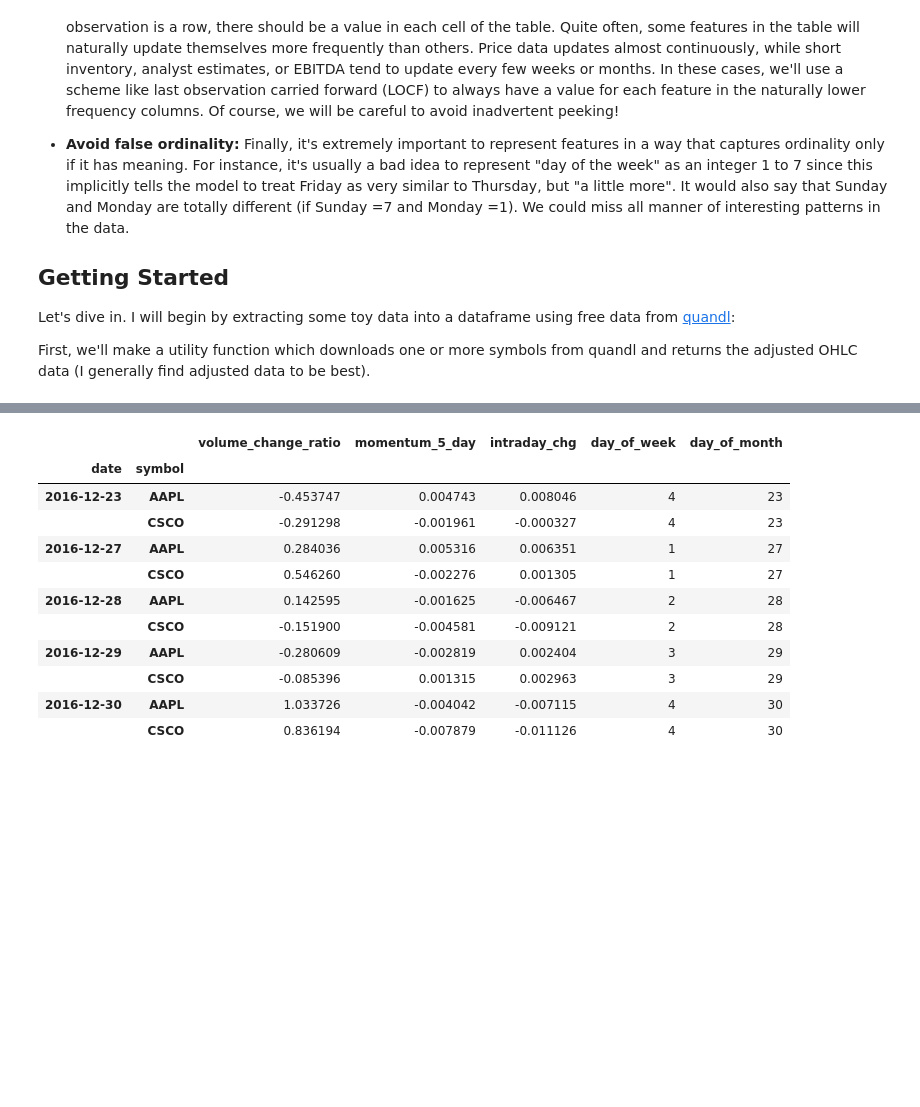
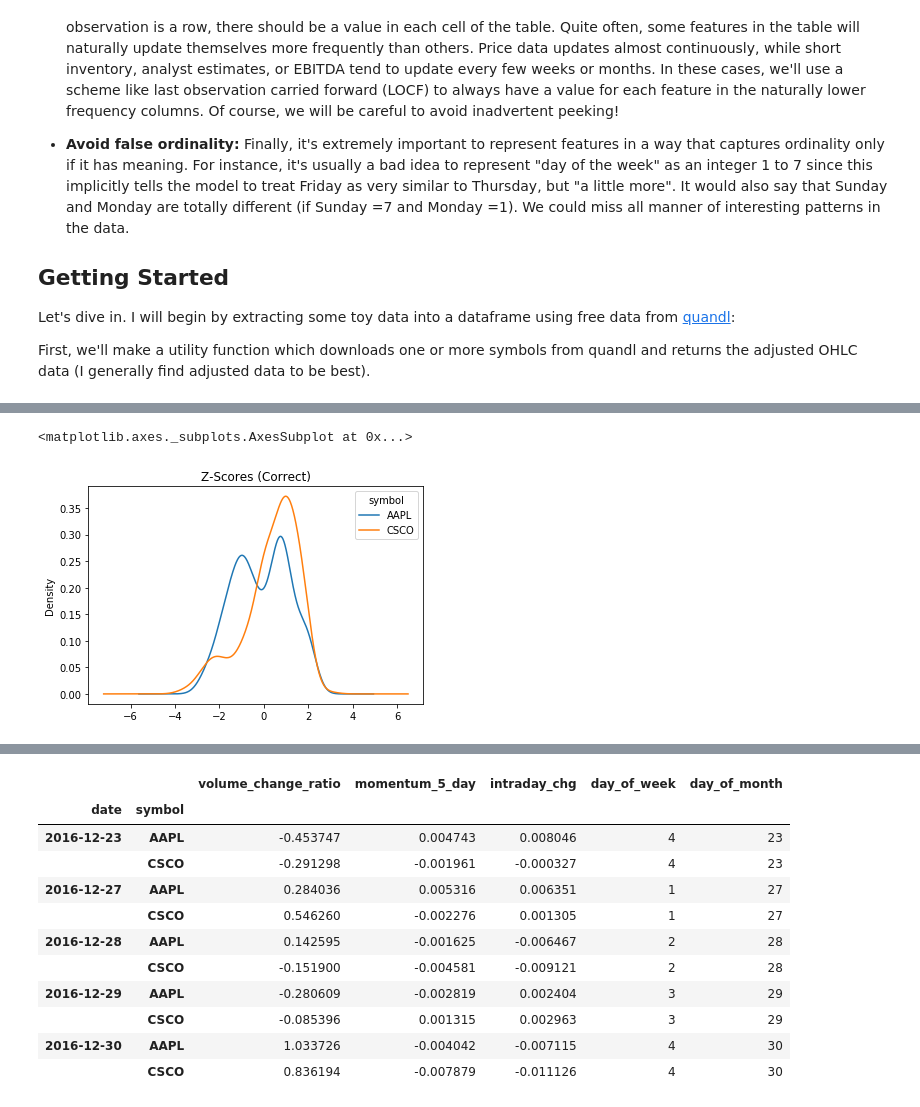
Before and after one commit to convergenceIM/invest-ML, a Jupyter notebook: 02_Feature_Engineering.ipynb, the cells around one changed output, grey strips where cells are left out. Drawn from its saved outputs; the diff is of its cells as text; code cells hidden in the pictures; blank space fills up the shorter version.

```diff
--- a/02_Feature_Engineering.ipynb
+++ b/02_Feature_Engineering.ipynb
@@ -89,0 +166,7 @@ DATA CLEANING
+# %%
+zscore_fun_improved = lambda x: (x - x.rolling(window=200, min_periods=20).mean())/ x.rolling(window=200, min_periods=20).std()
+features['f10'] =prices.groupby(level='symbol').close.apply(zscore_fun_improved)
+features.f10.unstack().plot.kde(title='Z-Scores (Correct)')
+# %% [output]
+<matplotlib.axes._subplots.AxesSubplot at 0x...>
+[figure, added]
```
Also changed, not shown: parts of 33 cells of this notebook.
